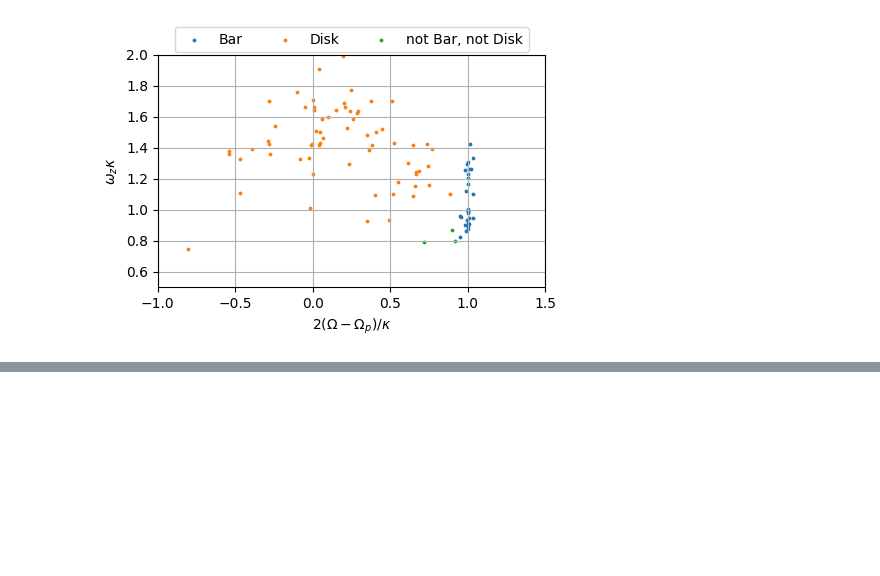
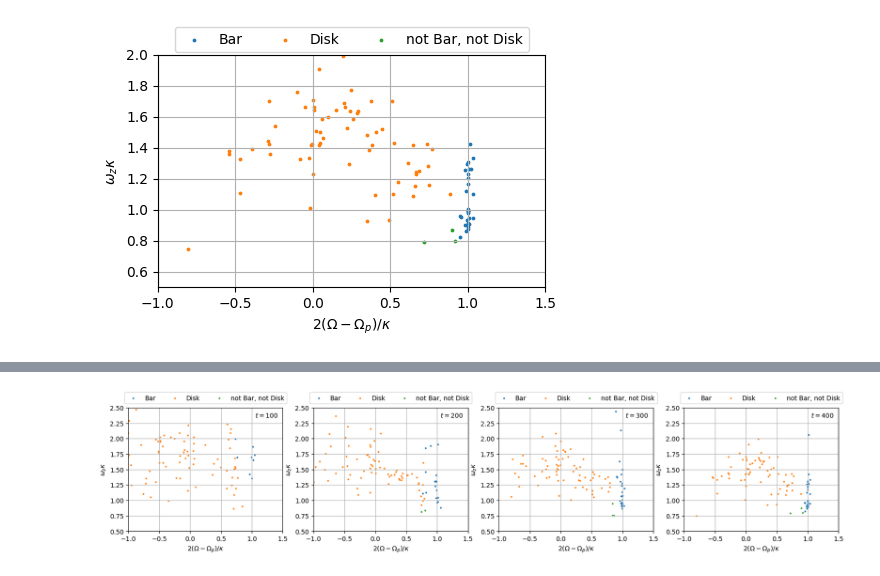
Before and after one commit to vdzozulia/galport, a Jupyter notebook: docs/source/notebooks/classify.ipynb, the cells around one changed output, grey strips where cells are left out. Cells and saved outputs as stored; diff of their text form; code cells hidden in the pictures; blank space fills up the shorter version.

Commit message:
add parallel calculations

```diff
--- a/docs/source/notebooks/classify.ipynb
+++ b/docs/source/notebooks/classify.ipynb
@@ -24,8 +24,5 @@ Find actions, angles and frequencies of the every orbit and Orbit classification
 %%time
 
 OT = galport.OrbitTools(t=t, xv=xv, act=act)
-data = OT.calculate_actions(secular=True)
-otype_ILR = OT.classify_orbits(t_out=400, family='ILR', theta_p=theta_p)
-otype_vILR = OT.classify_orbits(t_out=400, family='vILR', theta_p=theta_p)
-otype_uha = OT.classify_orbits(t_out=400, family='uha', theta_p=theta_p)
+data = OT.calculate_actions(secular=True, parallel=True)
 # %% [output]
@@ -132,0 +150,6 @@ plt.show()
+# %%
+%%time
+t_out = np.arange(100, 505, 5)
+otypes_ILR = OT.classify_orbits(t_out=t_out, family='ILR', theta_p=theta_p, parallel=False)
+otypes_vILR = OT.classify_orbits(t_out=t_out, family='vILR', theta_p=theta_p, parallel=False)
+otypes_uha = OT.classify_orbits(t_out=t_out, family='uha', theta_p=theta_p, parallel=False)
@@ -132,0 +159,68 @@ plt.show()
+# %%
+fig, axes = plt.subplots(1, 4, figsize=(20,5))
+
+i_plot = [0, 20, 40, 60]
+t_plot = t_out[i_plot]
+for j, (i, t) in enumerate(zip(i_plot, t_plot)):
+    ax = axes[j]
+    otype_ILR = otypes_ILR[i]
+    otype_uha = otypes_uha[i]
+    otype_vILR = otypes_vILR[i]
+
+    n_t = int(t)*8
+    JR_sec = data[:,n_t,9]
+    Jz_sec = data[:,n_t,10]
+    Lz_sec = data[:,n_t,11]
+
+    kappa_sec = data[:,n_t,12]
+    omegaz_sec = data[:,n_t,13]
+    Omega_sec = data[:,n_t,14] - Omega_p[n_t]
+
+    ax.set_aspect('equal')
+
+    ax.grid(zorder=-1)
+
+    test_bar = (otype_ILR > 2)
+    test_notbarnotdisk = (otype_ILR <= 2) & (otype_uha == 1) & (otype_vILR == 2)
+    test_disk = ~test_bar & ~test_notbarnotdisk
+
+
+    ax.scatter(
+        2*Omega_sec[test_bar]/kappa_sec[test_bar],
+        omegaz_sec[test_bar]/kappa_sec[test_bar],
+        s=3, label='Bar'
+    )
+
+    ax.scatter(
+        2*Omega_sec[test_disk]/kappa_sec[test_disk],
+        omegaz_sec[test_disk]/kappa_sec[test_disk],
+        s=3, label='Disk'
+    )
+
+    ax.scatter(
+        2*Omega_sec[test_notbarnotdisk]/kappa_sec[test_notbarnotdisk],
+        omegaz_sec[test_notbarnotdisk]/kappa_sec[test_notbarnotdisk],
+        s=3, label='not Bar, not Disk'
+    )
+
+
+    ax.set_xlabel('$2(\\Omega - \\Omega_p)/\\kappa$')
+    ax.set_ylabel('$\\omega_z\\kappa$')
+    ax.legend(
+        loc='upper center',
+        bbox_to_anchor=(0.5, 1.15),
+        ncols=3
+    )
+
+    ax.text(
+        0.82, 0.92, f"$t={t}$",
+        transform=ax.transAxes
+    )
+
+
+    ax.set_xlim(-1.0,1.5)
+    ax.set_ylim(0.5, 2.5)
+
+plt.show()
+# %% [output]
+[figure, added]
```
Also changed, not shown: parts of 5 cells of this notebook, 4 other files.
